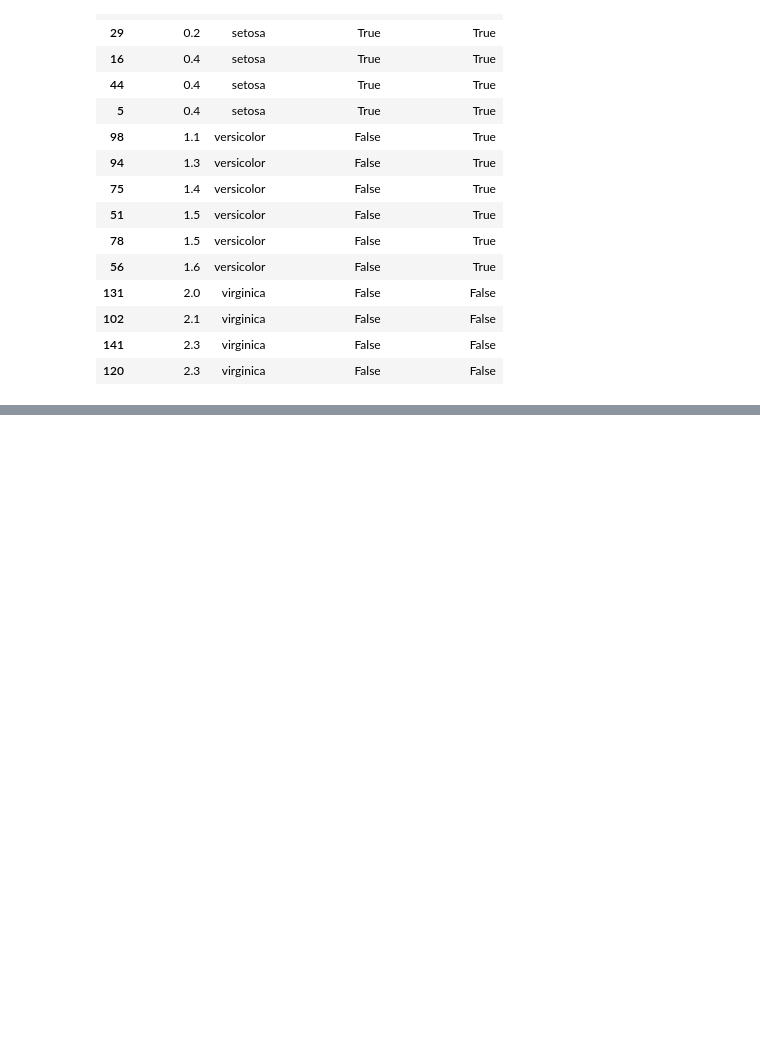
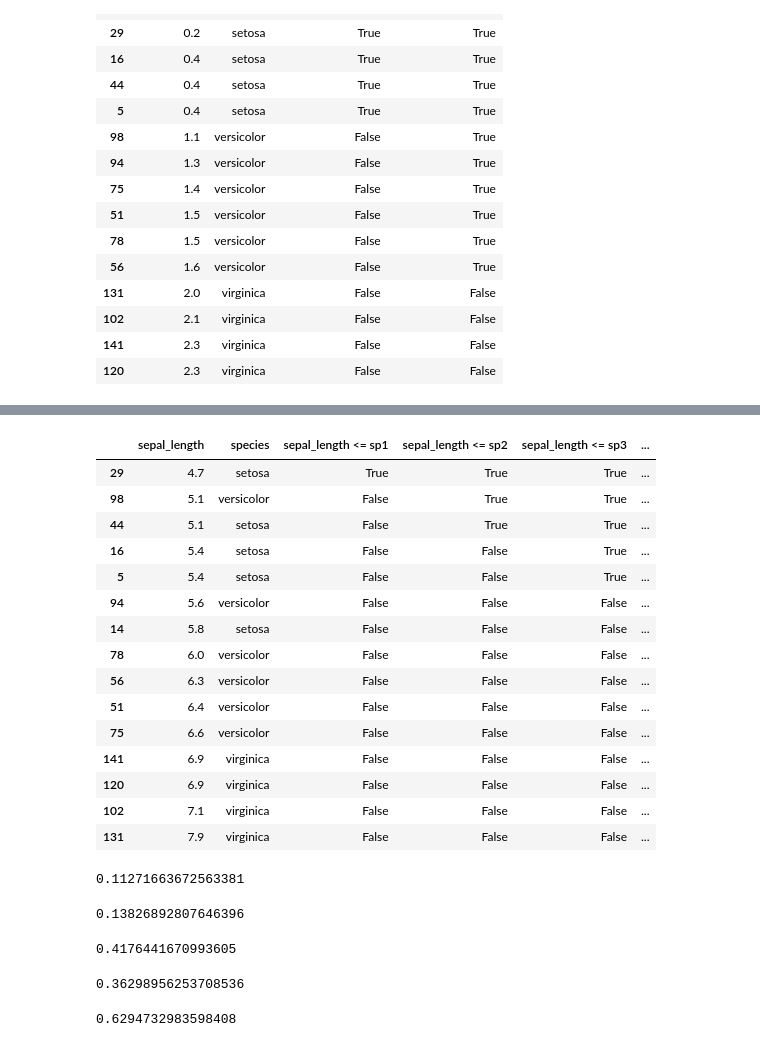
Before and after one commit to Jeferson0101/DataScience, a Jupyter notebook: dm/exercicioSplitPoint.ipynb, the cells around one changed output, grey strips where cells are left out. Saved outputs shown, nothing was run; the diff lists cells and outputs as text; code cells hidden in the pictures; blank space fills up the shorter version.

```diff
--- a/dm/exercicioSplitPoint.ipynb
+++ b/dm/exercicioSplitPoint.ipynb
@@ -106,0 +129,3 @@ df_iris15t.sort_values(by='petal_width')
+# %%
+df_iris15t = df_iris15[['sepal_length', 'species']]
+df_iris15t
@@ -106,0 +168,51 @@ df_iris15t.sort_values(by='petal_width')
+# %%
+sp1 = 4.9
+sp2 = 5.1
+sp3 = 5.5
+sp4 = 5.7
+sp5 = 5.9
+sp6 = 6.75
+df_iris15t.loc[:,('sepal_length <= sp1')] = df_iris15t['sepal_length'].apply(lambda x : x <= sp1).values
+df_iris15t.loc[:,('sepal_length <= sp2')] = df_iris15t['sepal_length'].apply(lambda x : x <= sp2).values
+df_iris15t.loc[:,('sepal_length <= sp3')] = df_iris15t['sepal_length'].apply(lambda x : x <= sp3).values
+df_iris15t.loc[:,('sepal_length <= sp4')] = df_iris15t['sepal_length'].apply(lambda x : x <= sp4).values
+df_iris15t.loc[:,('sepal_length <= sp5')] = df_iris15t['sepal_length'].apply(lambda x : x <= sp5).values
+df_iris15t.loc[:,('sepal_length <= sp6')] = df_iris15t['sepal_length'].apply(lambda x : x <= sp6).values
+df_iris15t.sort_values(by='sepal_length')
+# %% [output]
+|  | sepal_length | species | sepal_length <= sp1 | sepal_length <= sp2 | sepal_length <= sp3 | ... |
+| 29 | 4.7 | setosa | True | True | True | ... |
+| 98 | 5.1 | versicolor | False | True | True | ... |
+| 44 | 5.1 | setosa | False | True | True | ... |
+| 16 | 5.4 | setosa | False | False | True | ... |
+| 5 | 5.4 | setosa | False | False | True | ... |
+| 94 | 5.6 | versicolor | False | False | False | ... |
+| 14 | 5.8 | setosa | False | False | False | ... |
+| 78 | 6.0 | versicolor | False | False | False | ... |
+| 56 | 6.3 | versicolor | False | False | False | ... |
+| 51 | 6.4 | versicolor | False | False | False | ... |
+| 75 | 6.6 | versicolor | False | False | False | ... |
+| 141 | 6.9 | virginica | False | False | False | ... |
+| 120 | 6.9 | virginica | False | False | False | ... |
+| 102 | 7.1 | virginica | False | False | False | ... |
+| 131 | 7.9 | virginica | False | False | False | ... |
+# %%
+helper.ganho_de_informacao(df_iris15t, 'sepal_length <= sp1', 'species')
+# %% [output]
+0.11271663672563381
+# %%
+helper.ganho_de_informacao(df_iris15t, 'sepal_length <= sp2', 'species')
+# %% [output]
+0.13826892807646396
+# %%
+helper.ganho_de_informacao(df_iris15t, 'sepal_length <= sp3', 'species')
+# %% [output]
+0.4176441670993605
+# %%
+helper.ganho_de_informacao(df_iris15t, 'sepal_length <= sp4', 'species')
+# %% [output]
+0.36298956253708536
+# %%
+helper.ganho_de_informacao(df_iris15t, 'sepal_length <= sp5', 'species')
+# %% [output]
+0.6294732983598408
```
Also changed, not shown: parts of 9 cells of this notebook.
